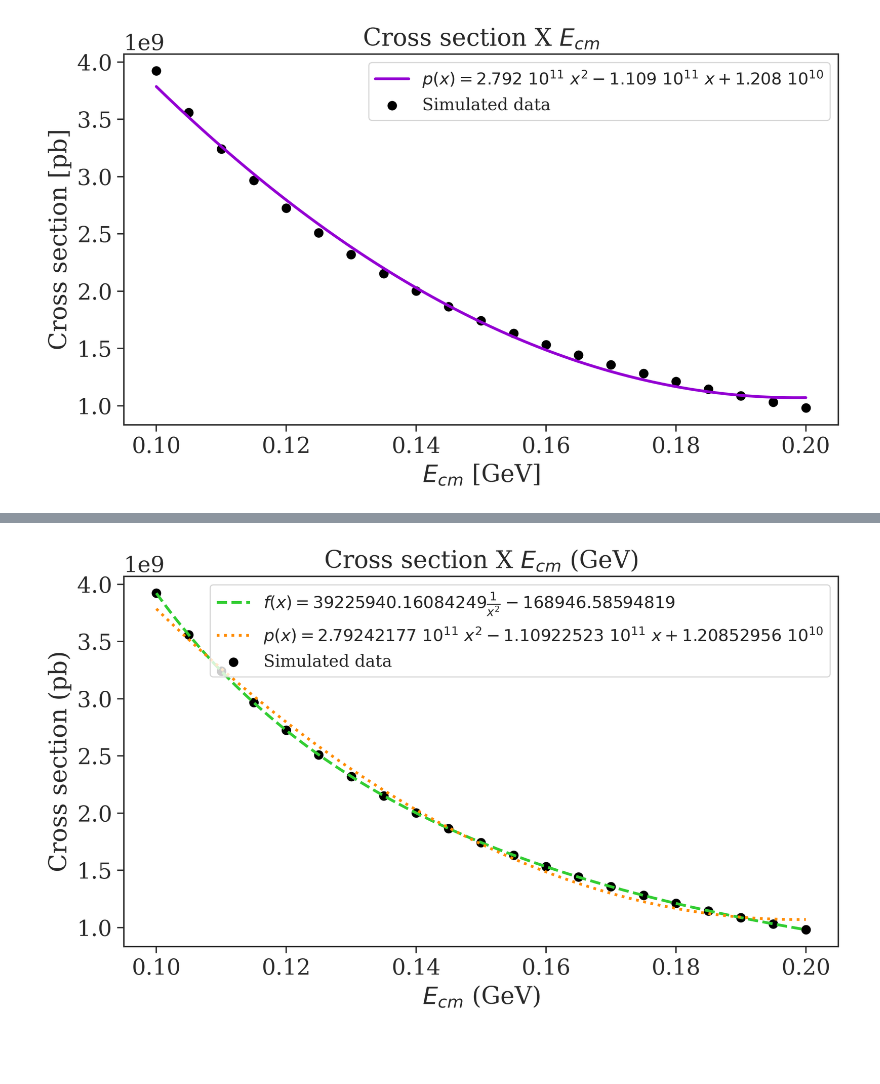
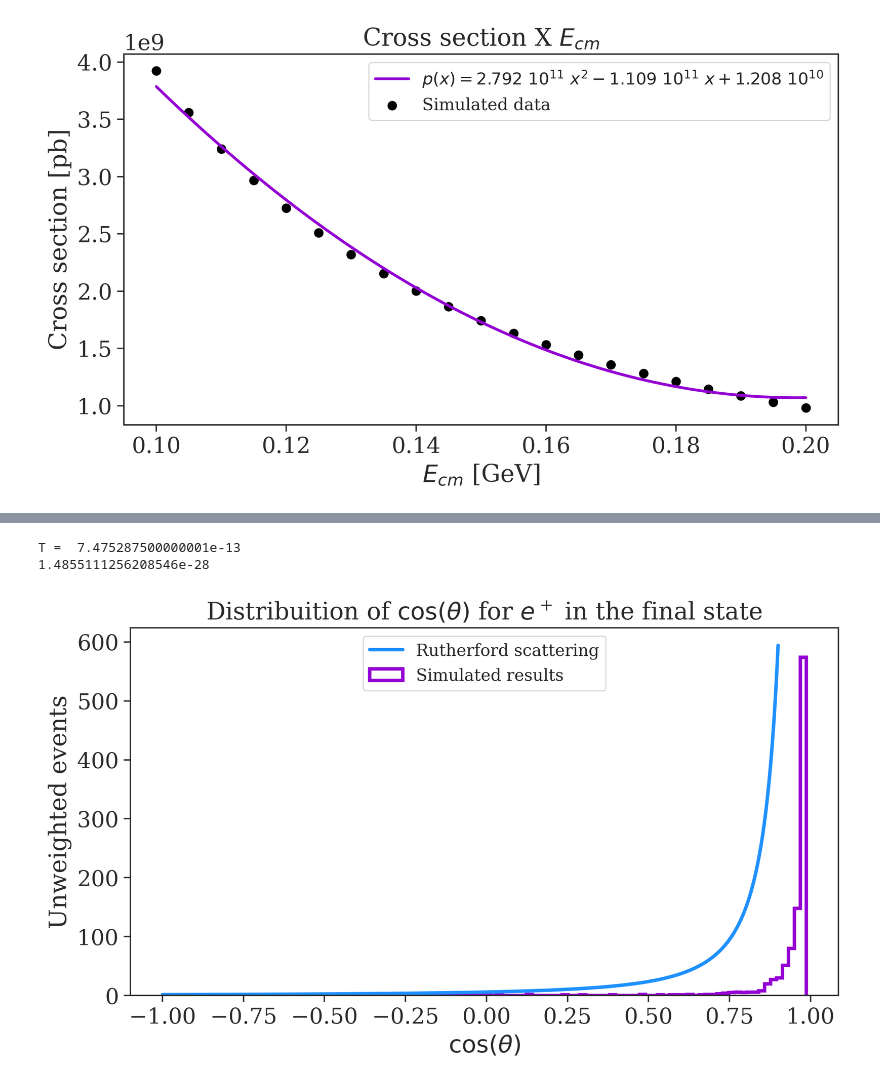
Before and after one commit to viniciusrocca/simulationsSM, a Jupyter notebook: epem2epem/epem2epem.ipynb, the cells around one changed output, grey strips where cells are left out. Saved outputs shown, nothing was run; the diff lists cells and outputs as text; code cells hidden in the pictures; blank space fills up the shorter version.

```diff
--- a/epem2epem/epem2epem.ipynb
+++ b/epem2epem/epem2epem.ipynb
@@ -136,15 +155,43 @@ plt.show()
-# %%
-#Cross section X E_cm plot (both fits)
-fig = plt.figure(figsize = [9.2,4.9], dpi = 300)
-plt.scatter(e_cm,cross_section, linewidth = 2, color = 'black', label = r'Simulated data')
-plt.plot(x, func(x,*popt),'--', linewidth = 2, color = 'limegreen', label = r'$f(x) = 39225940.16084249\frac{1}{x^2} -168946.58594819$ ')
-plt.plot(x,p(x), ':', linewidth = 2, color = 'darkorange', label = r'$p(x) = 2.79242177 \ 10^{11} \ x^2 - 1.10922523 \ 10^{11} \ x + 1.20852956 \ 10^{10}  $')
-
-plt.ylabel(r'Cross section (pb)')
-plt.xlabel(r'$E_{cm}$ (GeV)')
-plt.title(r'Cross section X $E_{cm}$ (GeV)')
-plt.legend(fontsize = 12)
-
-plt.show()
-# %% [output]
-[figure, removed]
+# %%
+#Rutherford scattering diferential cross section
+e = 1.602 * (10**(-19))
+k = 8.9876 * 2 * 79 * (e**2) * (10**9) #Coulomb constant
+m = 6.6447 * (10**(-27))#kg or 3.7274 GeV
+
+
+
+#v = 0.479e8 #15000000 m/s
+v = 15000000
+
+kinetic = 0.5*m*(v**2)
+print('T = ',kinetic)
+alfa = (k/(4*kinetic))**2
+print(alfa)
+alfa = alfa*(10**28)
+
+cos_theta = np.arange(-1,0.9,0.00001)
+y = alfa/(((1-cos_theta)/2)**2)
+# %% [output]
+T =  7.475287500000001e-13
+1.4855111256208546e-28
+# %%
+
+fig = plt.figure(figsize = [9.2,4.9], dpi = 300)
+
+#Rutherford diferential cross section
+plot = plt.plot(cos_theta,y,  color = 'dodgerblue', label = r'Rutherford scattering', linewidth = 2.5)
+
+#Simulated distribuition
+cos_thetap1, cos_thetam1 = cos_theta_distribuition('e+e-_dot1GeV_out.lhe')
+plt.hist(cos_thetap1, bins=100, histtype = 'step', linewidth =2.5, color = 'darkviolet', label = r'Simulated results')
+
+plt.ylabel(r'Unweighted events')
+plt.xlabel(r'$\cos{(\theta)}$')
+plt.title(r'Distribuition of $\cos{(\theta)}$ for $e^+$ in the final state')
+plt.legend(loc ='upper center', fontsize = 12)
+plt.savefig('cosT_distribution.pdf')
+
+
+plt.show()
+# %% [output]
+[figure, added]
```
Also changed, not shown: parts of 6 cells of this notebook, 2 other files.
